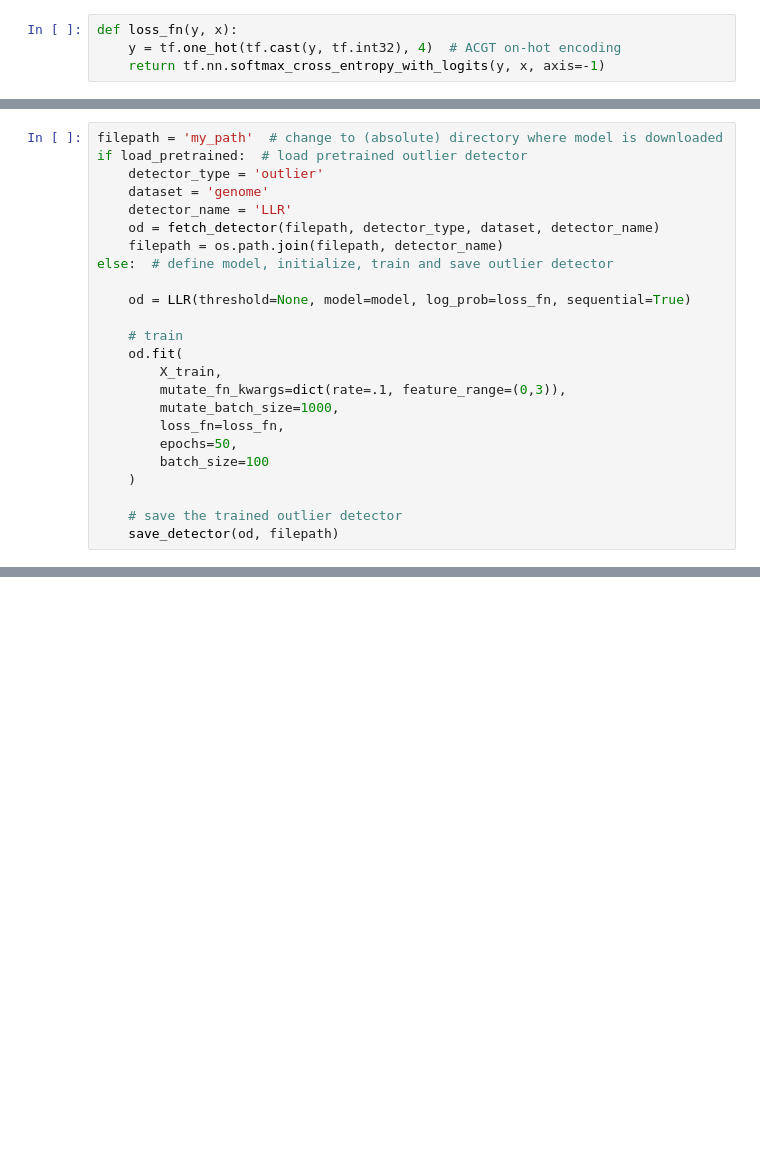
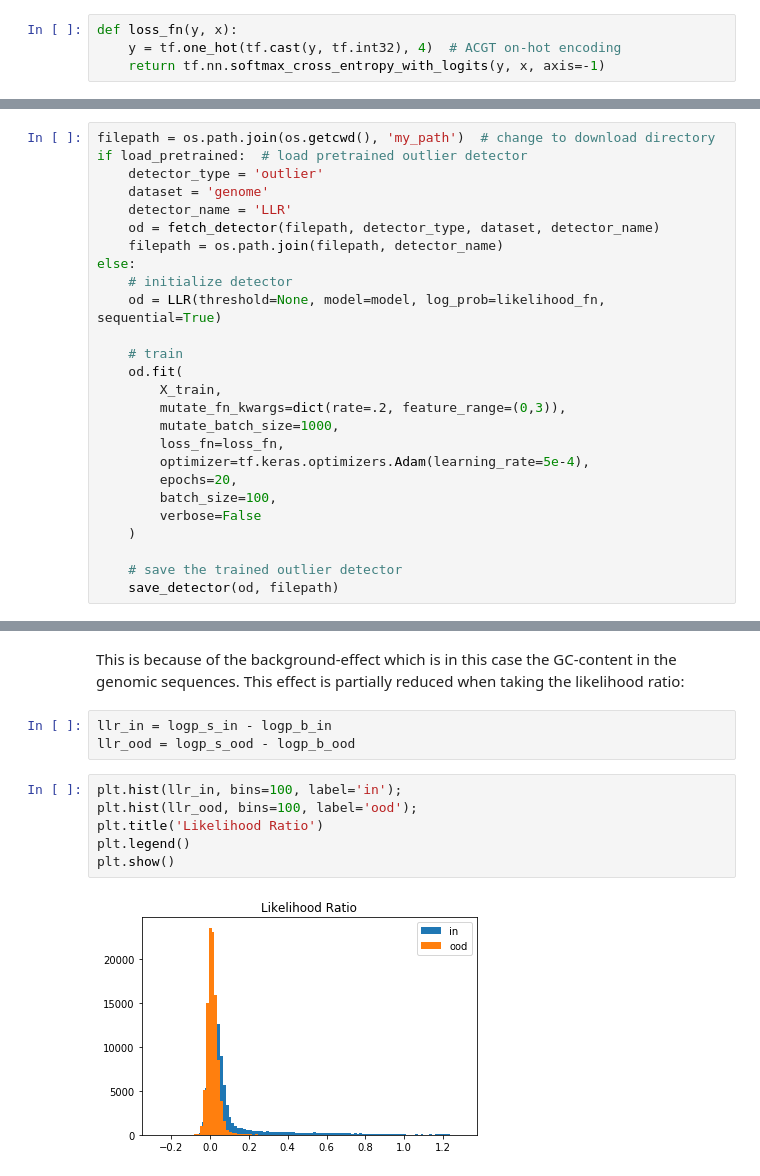
Before and after one commit to SeldonIO/alibi-detect, a Jupyter notebook: examples/od_llr_genome.ipynb, the cells around one changed output, grey strips where cells are left out. Drawn from its saved outputs; the diff is of its cells as text; blank space fills up the shorter version.

```diff
--- a/examples/od_llr_genome.ipynb
+++ b/examples/od_llr_genome.ipynb
@@ -105,23 +76,25 @@ load_pretrained = False
 # %%
-filepath = 'my_path'  # change to (absolute) directory where model is downloaded
+filepath = os.path.join(os.getcwd(), 'my_path')  # change to download directory
 if load_pretrained:  # load pretrained outlier detector
     detector_type = 'outlier'
     dataset = 'genome'
     detector_name = 'LLR'
     od = fetch_detector(filepath, detector_type, dataset, detector_name)
     filepath = os.path.join(filepath, detector_name)
-else:  # define model, initialize, train and save outlier detector
-
-    od = LLR(threshold=None, model=model, log_prob=loss_fn, sequential=True)
+else:
+    # initialize detector
+    od = LLR(threshold=None, model=model, log_prob=likelihood_fn, sequential=True)
 
     # train
     od.fit(
         X_train,
-        mutate_fn_kwargs=dict(rate=.1, feature_range=(0,3)),
+        mutate_fn_kwargs=dict(rate=.2, feature_range=(0,3)),
         mutate_batch_size=1000,
         loss_fn=loss_fn,
-        epochs=50,
-        batch_size=100
+        optimizer=tf.keras.optimizers.Adam(learning_rate=5e-4),
+        epochs=20,
+        batch_size=100,
+        verbose=False
     )
 
     # save the trained outlier detector
@@ -128,0 +147,13 @@ else:  # define model, initialize, train and save outlier detector
+# %% [markdown]
+This is because of the background-effect which is in this case the GC-content in the genomic sequences. This effect is partially reduced when taking the likelihood ratio:
+# %%
+llr_in = logp_s_in - logp_b_in
+llr_ood = logp_s_ood - logp_b_ood
+# %%
+plt.hist(llr_in, bins=100, label='in');
+plt.hist(llr_ood, bins=100, label='ood');
+plt.title('Likelihood Ratio')
+plt.legend()
+plt.show()
+# %% [output]
+[figure, added]
```
Also changed, not shown: parts of 29 cells of this notebook, 1 other file.
